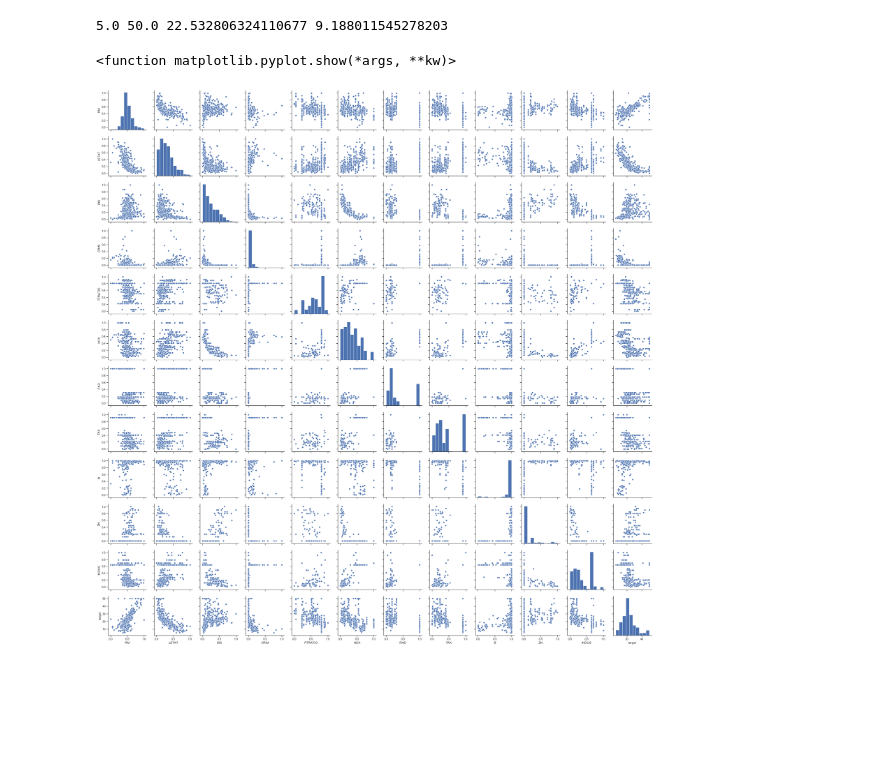
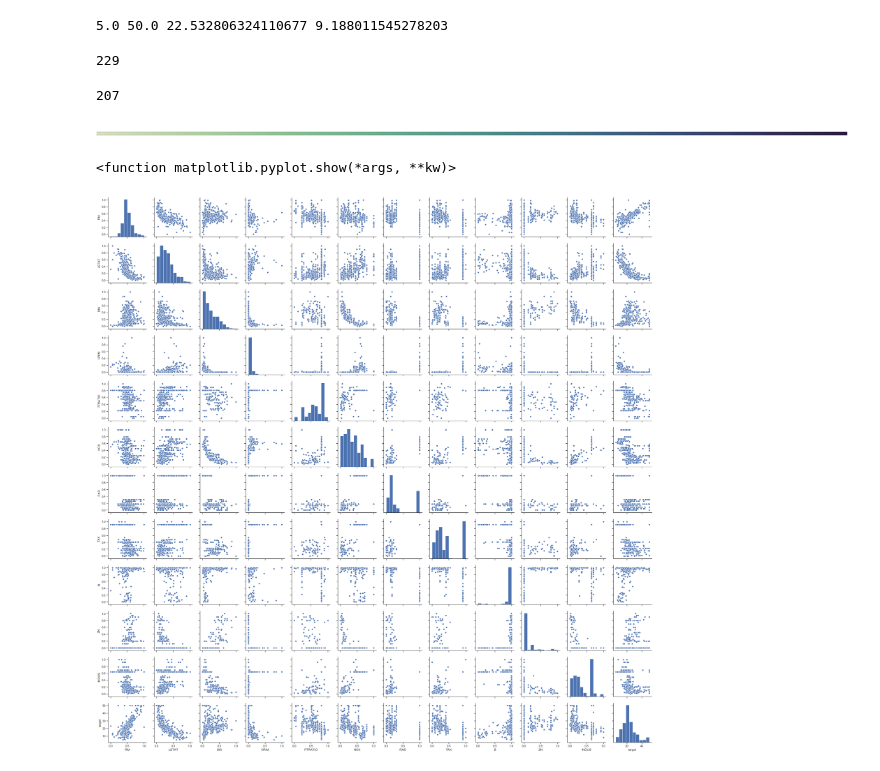
Before and after one commit to zamarseny/homework_python, a Jupyter notebook: 4_building_models/regression fitting.ipynb, the cells around one changed output. Drawn from its saved outputs; the diff is of its cells as text; code cells hidden in the pictures; blank space fills up the shorter version.

```diff
--- a/4_building_models/regression fitting.ipynb
+++ b/4_building_models/regression fitting.ipynb
@@ -73,11 +71,25 @@ X.describe()
 print(y.min(), y.max(), y.mean(), y.std())
 # %% [output]
 5.0 50.0 22.532806324110677 9.188011545278203
+# %%
+#for i in set(y):
+#    print(i)
+len(set(y))
+# %% [output]
+229
 # %%
 
 from sklearn.model_selection import train_test_split
 data_train, data_test, y_train, y_test = train_test_split(X, y, \
                                                         test_size=0.2, random_state=42)
+# %%
+len(set(y_train))
+# %% [output]
+207
+# %%
+sns.palplot(sns.cubehelix_palette(len(set(y_train)), start=.5, rot=-.75))
+# %% [output]
+[figure, added]
 # %%
 from sklearn.preprocessing import MinMaxScaler
 scaler = MinMaxScaler()
```
Also changed, not shown: parts of 22 cells of this notebook.
